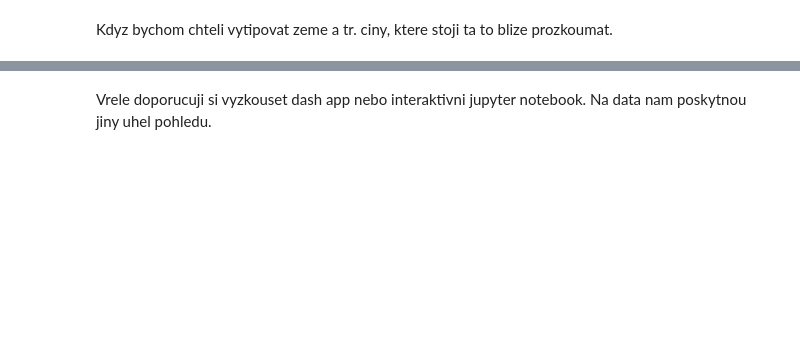
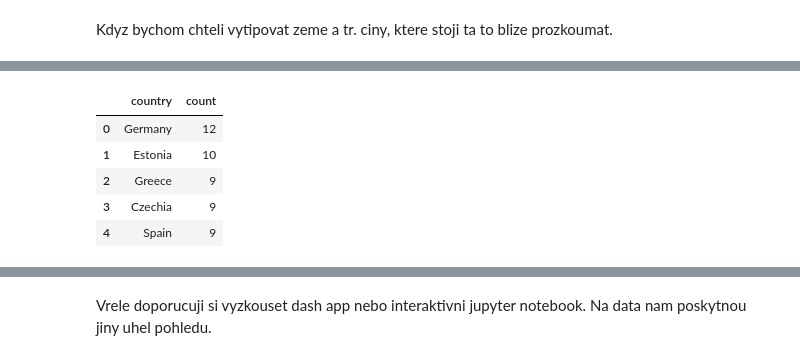
Before and after one commit to klbek/Analysis-of-Crime-in-the-EU, a Jupyter notebook: notebooks/summarized_crime_info.ipynb, the cells around one changed output, grey strips where cells are left out. Saved outputs shown, nothing was run; the diff lists cells and outputs as text; code cells hidden in the pictures; blank space fills up the shorter version.

```diff
--- a/notebooks/summarized_crime_info.ipynb
+++ b/notebooks/summarized_crime_info.ipynb
@@ -304,0 +253,10 @@ suspicious_df[suspicious_df['country'] == 'Germany']
+# %%
+# zeme, na ktere se zamerit - obsahuje podkategorie
+suspicious_df['country'].value_counts().reset_index().head()
+# %% [output]
+|  | country | count |
+| 0 | Germany | 12 |
+| 1 | Estonia | 10 |
+| 2 | Greece | 9 |
+| 3 | Czechia | 9 |
+| 4 | Spain | 9 |
```
Also changed, not shown: parts of 13 cells of this notebook.
